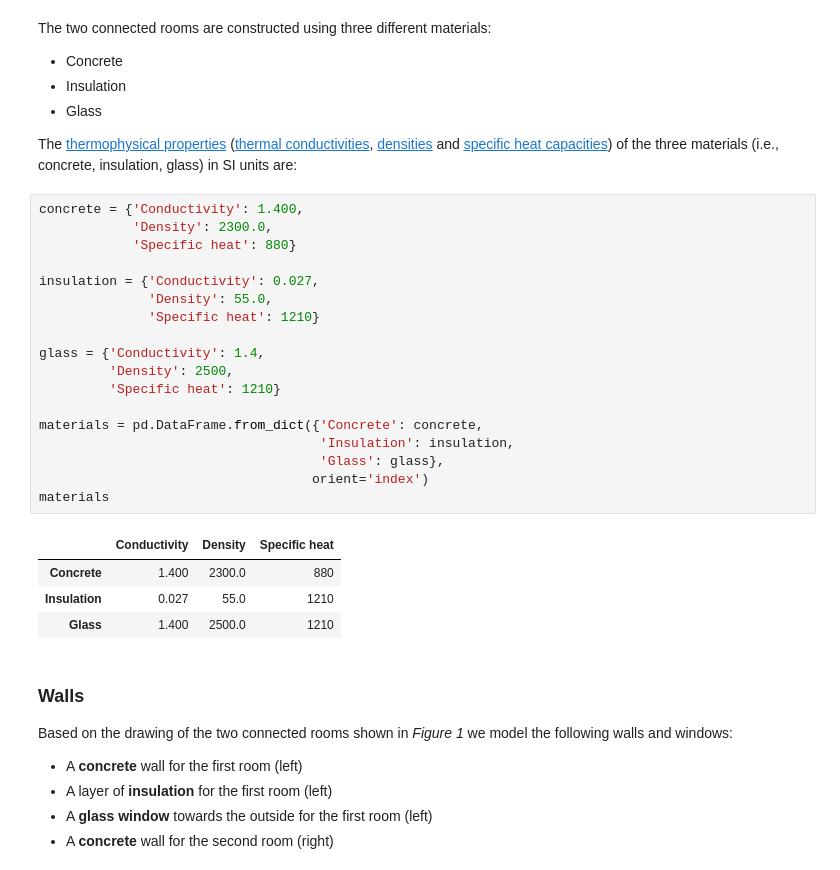
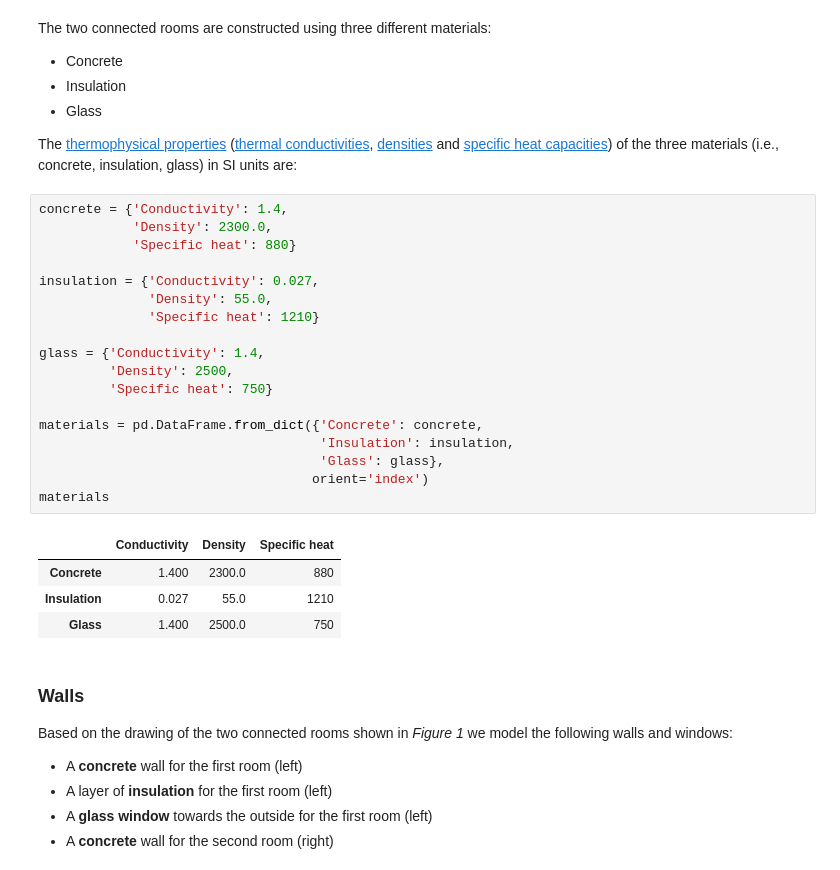
Before and after one commit to gubleet1/dm4bem-project, a Jupyter notebook: 00_Project_Etienne-Gubler.ipynb, the cells around one changed output. Cells and saved outputs as stored; diff of their text form.

```diff
--- a/00_Project_Etienne-Gubler.ipynb
+++ b/00_Project_Etienne-Gubler.ipynb
@@ -125,28 +125,28 @@ The two connected rooms are constructed using three different materials:
 
 The [thermophysical properties](https://energieplus-lesite.be/donnees/enveloppe44/enveloppe2/conductivite-thermique-des-materiaux/) ([thermal conductivities](https://en.m.wikipedia.org/wiki/List_of_thermal_conductivities), [densities](https://en.wikipedia.org/wiki/Density) and [specific heat capacities](https://en.m.wikipedia.org/wiki/Table_of_specific_heat_capacities)) of the three materials (i.e., concrete, insulation, glass) in SI units are:
 # %%
-concrete = {'Conductivity': 1.400,
+concrete = {'Conductivity': 1.4,
             'Density': 2300.0,
             'Specific heat': 880}
 
 insulation = {'Conductivity': 0.027,
               'Density': 55.0,
               'Specific heat': 1210}
 
 glass = {'Conductivity': 1.4,
          'Density': 2500,
-         'Specific heat': 1210}
+         'Specific heat': 750}
 
 materials = pd.DataFrame.from_dict({'Concrete': concrete,
                                     'Insulation': insulation,
                                     'Glass': glass},
                                    orient='index')
 materials
 # %% [output]
 |  | Conductivity | Density | Specific heat |
 | Concrete | 1.400 | 2300.0 | 880 |
 | Insulation | 0.027 | 55.0 | 1210 |
-| Glass | 1.400 | 2500.0 | 1210 |
+| Glass | 1.400 | 2500.0 | 750 |
 # %% [markdown]
 ### Walls
 Based on the drawing of the two connected rooms shown in *Figure 1* we model the following walls and windows:
```
Also changed, not shown: parts of 46 cells of this notebook.
